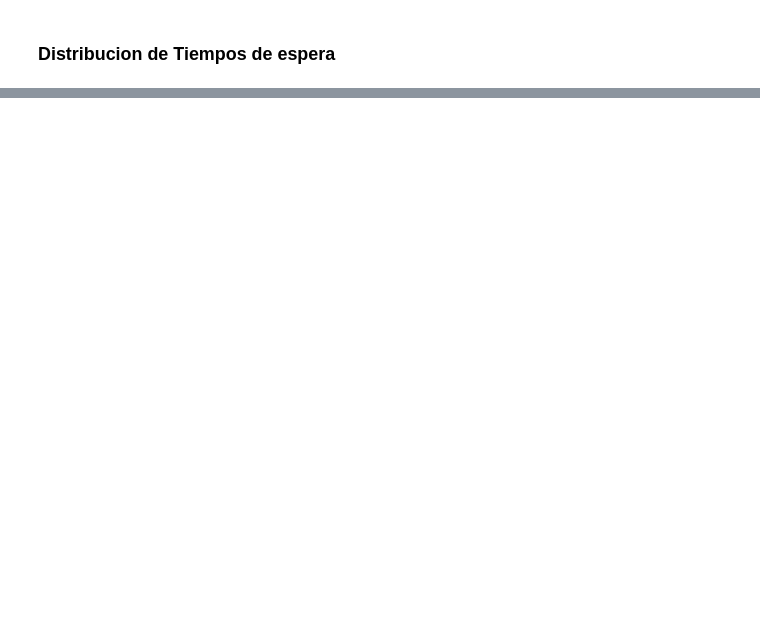
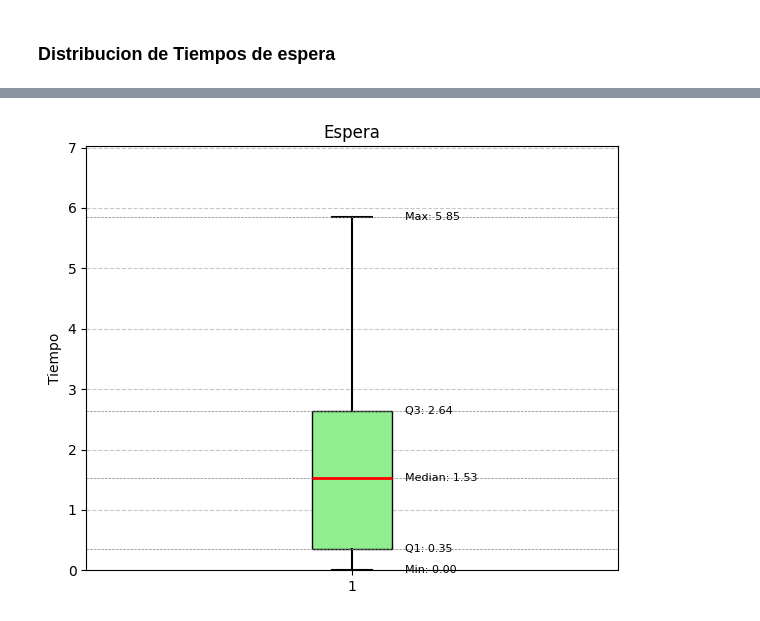
Before and after one commit to NicolasFernandezMontenegro/MyS_TF, a Jupyter notebook: main.ipynb, the cells around one changed output, grey strips where cells are left out. Saved outputs shown, nothing was run; the diff lists cells and outputs as text; code cells hidden in the pictures; blank space fills up the shorter version.

```diff
--- a/main.ipynb
+++ b/main.ipynb
@@ -280,0 +314,51 @@ plot_histogram(esperas, 'Histograma de Tiempos de Espera', 'Tiempo (horas)', 'Fr
+# %%
+#Grafocar boxĺot de las espera
+def box_plot(Nsim):
+    data = []
+    for _ in range(Nsim):
+        _, _, esperas, _, _, _ = queueSystem()
+        data +=  esperas
+
+    fig, ax = plt.subplots(figsize=(6, 5))
+
+    # Dibujar boxplot
+    bp = ax.boxplot(data, vert=True, patch_artist=True,
+                    boxprops=dict(facecolor='lightgreen', color='black'),
+                    medianprops=dict(color='red', linewidth=2),
+                    whiskerprops=dict(color='black', linewidth=1.5),
+                    capprops=dict(color='black', linewidth=1.5),
+                    flierprops=dict(marker='o', color='orange', markersize=6, linestyle='none',
+                                    markerfacecolor='orange'))
+
+    # Títulos y etiquetas
+    ax.set_title("Espera")
+    ax.set_ylabel("Tiempo")
+    ax.grid(True, axis='y', linestyle='--', alpha=0.7)
+
+    # Limitar el eje Y para mejorar visualización de valores pequeños
+    ax.set_ylim(0, max(data) * 1.2)
+
+    # Agregar anotaciones estadísticas
+    stats = {
+        "Min": np.min(data),
+        "Q1": np.percentile(data, 25),
+        "Median": np.median(data),
+        "Q3": np.percentile(data, 75),
+        "Max": np.max(data),
+    }
+
+    # Dibujar líneas y texto para valores clave
+    for label, value in stats.items():
+        ax.axhline(value, color='gray', linestyle='--', linewidth=0.5)
+        ax.text(1.1, value, f"{label}: {value:.2f}", va='center', fontsize=8)
+
+    # Guardar figura
+    plt.tight_layout()
+    plt.savefig("box_plot_esperas", dpi=300)
+    plt.show()
+    plt.close()
+
+
+box_plot(100)
+# %% [output]
+[figure, added]
```
Also changed, not shown: parts of 10 cells of this notebook, 34 other files.
